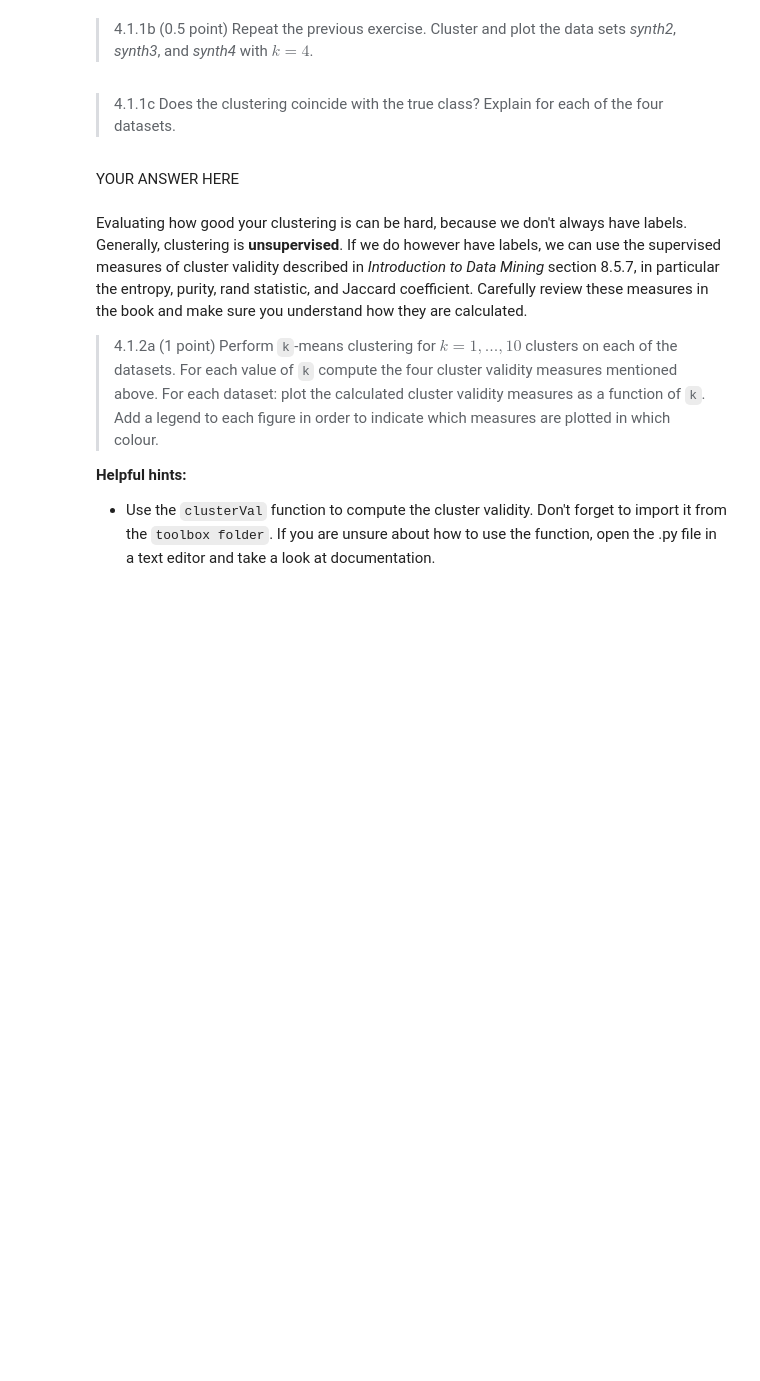
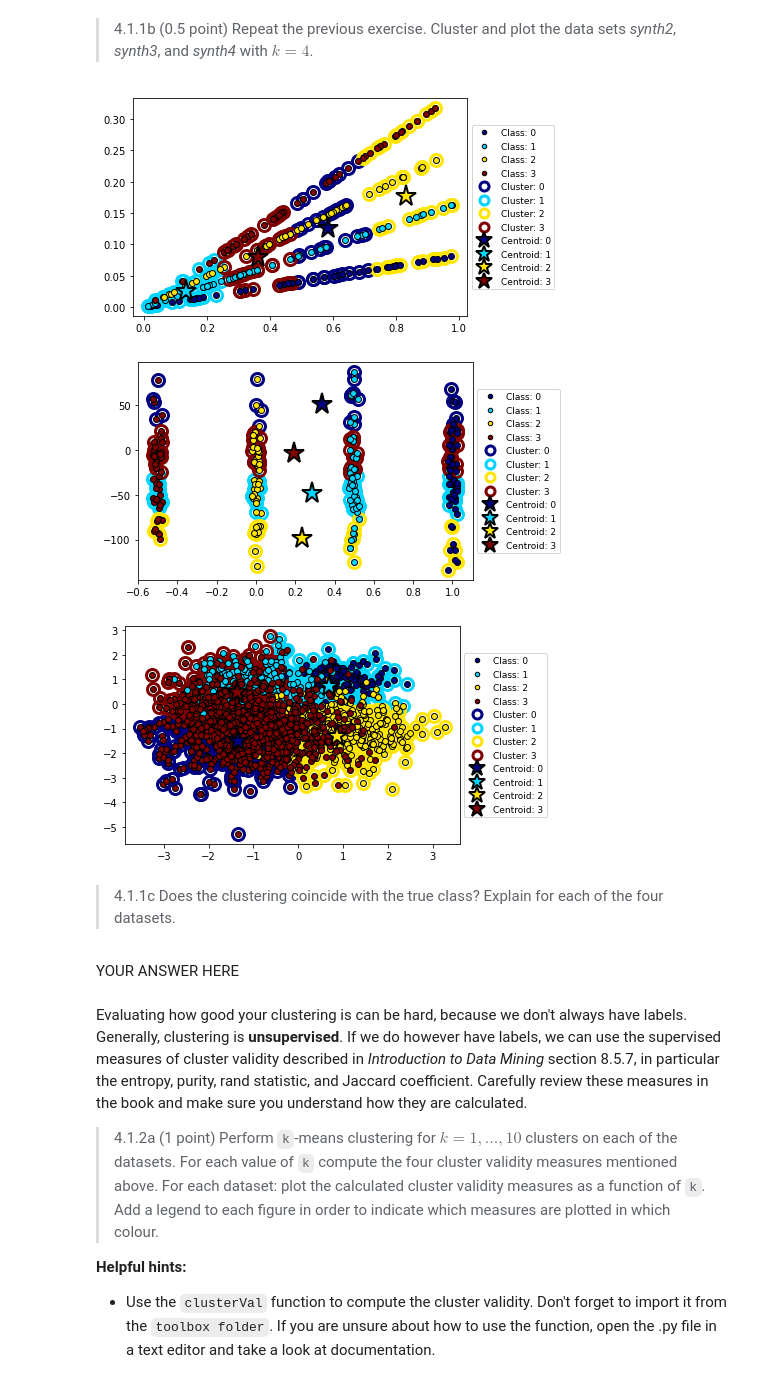
Before and after one commit to Senna-Renting/Data-Mining-Assignments, a Jupyter notebook: assignment_4/assignment_4.ipynb, the cells around one changed output. Drawn from its saved outputs; the diff is of its cells as text; code cells hidden in the pictures; blank space fills up the shorter version.

```diff
--- a/assignment_4/assignment_4.ipynb
+++ b/assignment_4/assignment_4.ipynb
@@ -65,3 +87,19 @@ raise NotImplementedError()
+# %%
+##Answer to question 4.1.1b
+# Synth 2,3 and 4 fit and plotting code
+filenames = ["synth2", "synth3", "synth4"]
+for filename in filenames:
+    data = loadmat(f"./data/{filename}")
+    X = data["X"]
+    y = data["y"]
+    kmn.fit(X)
+    plt.figure()
+    clusterPlot(X, kmn.labels_, kmn.cluster_centers_, y)
+    plt.show()
+# %% [output]
+[figure, added]
+[figure, added]
+[figure, added]
 # %% [markdown]
 > 4.1.1c Does the clustering coincide with the true class? Explain for each of the four datasets.
 # %% [markdown]
```
Also changed, not shown: parts of 7 cells of this notebook.
